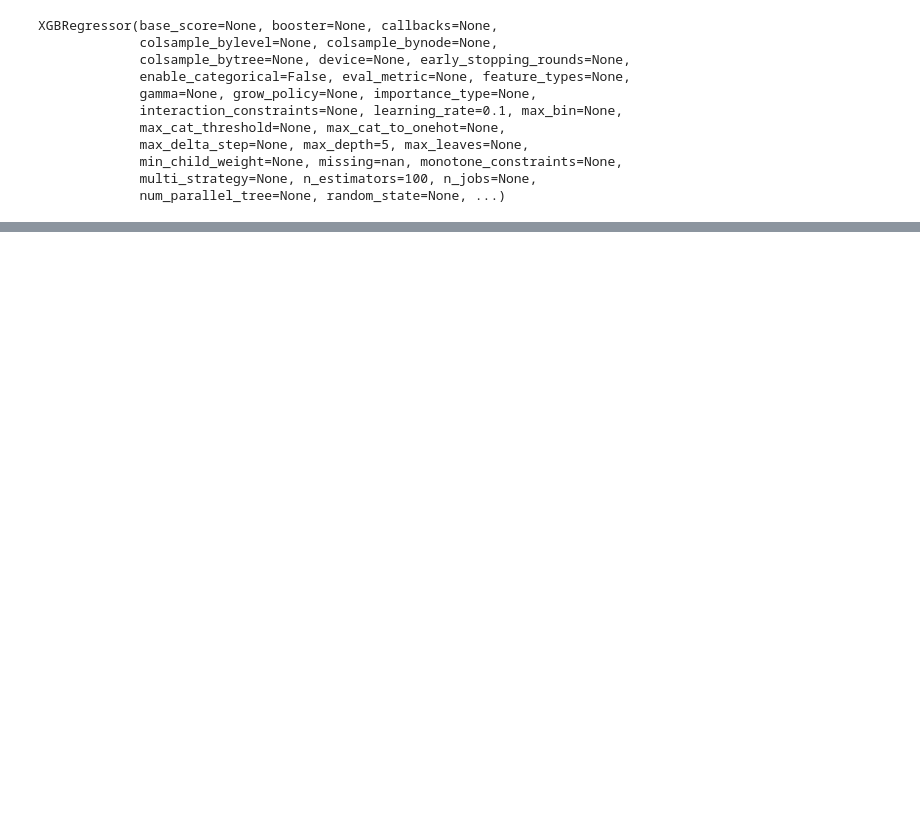
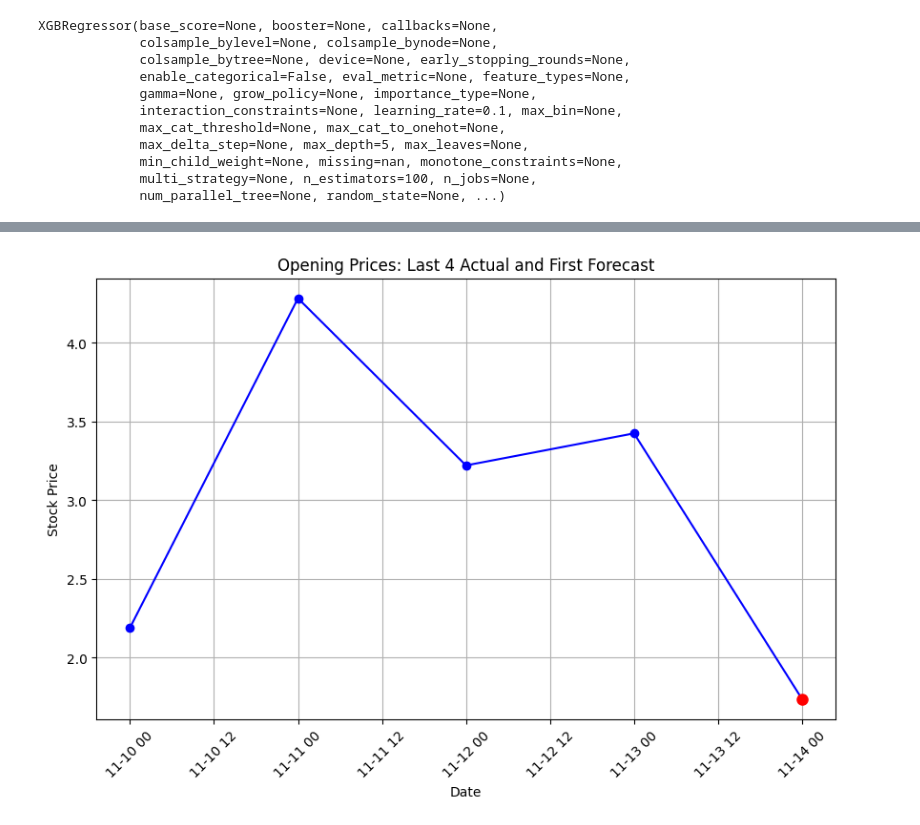
Before and after one commit to 22bayusetia/PyCuan, a Jupyter notebook: Time Series/TimeSeries_Cuan.ipynb, the cells around one changed output, grey strips where cells are left out. Drawn from its saved outputs; the diff is of its cells as text; code cells hidden in the pictures; blank space fills up the shorter version.

```diff
--- a/Time Series/TimeSeries_Cuan.ipynb
+++ b/Time Series/TimeSeries_Cuan.ipynb
@@ -360,0 +362,23 @@ plt.show()
+# %%
+# Extract the last 4 actual opening prices and the first forecast opening price
+last_4_actual_opening_prices = df['Open'][-4:]  # Last 4 actual opening prices
+first_forecast_opening_price = forecasted_values[0][0]  # First forecast opening price
+
+# Concatenate the last 4 actual opening prices and the first forecast opening price
+plot_data = pd.concat([last_4_actual_opening_prices, pd.Series([first_forecast_opening_price], index=[forecast_dates[0]])])
+
+# Plot the time series data
+plt.figure(figsize=(10, 6))
+plt.plot(plot_data.index, plot_data.values, marker='o', linestyle='-', color='blue')  # Blue line and dots
+
+# Highlight the last point in red
+plt.plot(plot_data.index[-1], plot_data.values[-1], marker='o', markersize=8, linestyle='--', color='red')  # Red dot for the last point
+
+plt.title('Opening Prices: Last 4 Actual and First Forecast')
+plt.xlabel('Date')
+plt.ylabel('Stock Price')
+plt.xticks(rotation=45)
+plt.grid(True)
+plt.show()
+# %% [output]
+[figure, added]
```
Also changed, not shown: parts of 15 cells of this notebook.
